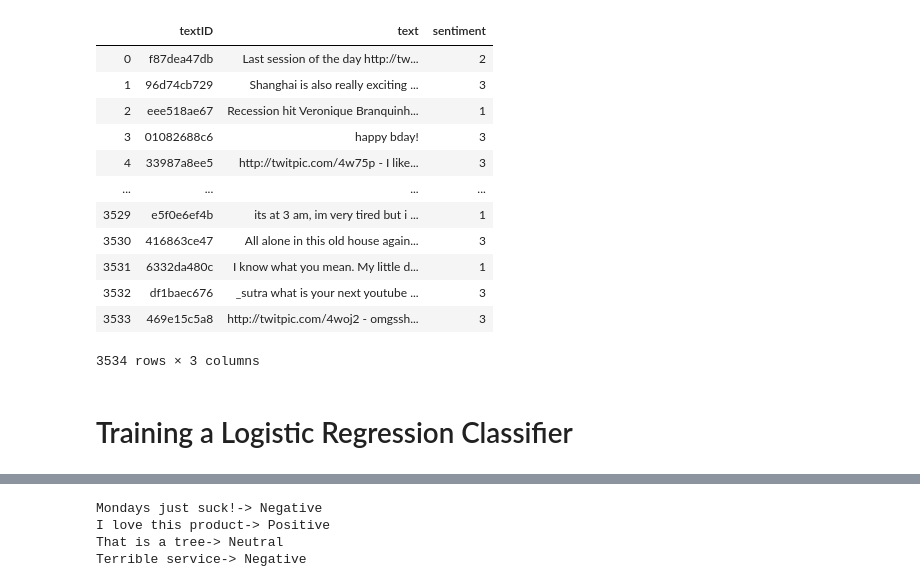
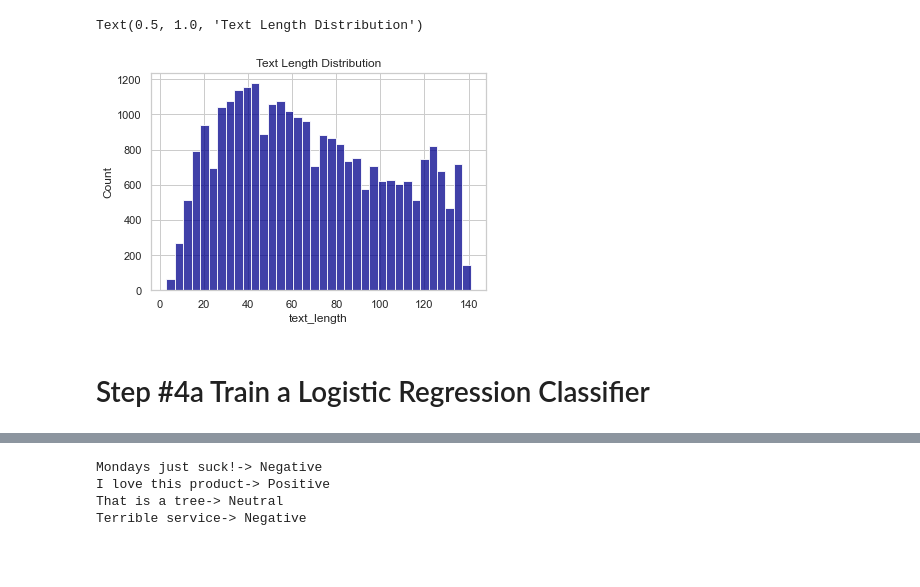
Before and after one commit to flo7up/relataly-public-python-tutorials, a Jupyter notebook: 013 Simple Sentiment Analysis using Bayes and Logistic Regression.ipynb, the cells around one changed output, grey strips where cells are left out. Drawn from its saved outputs; the diff is of its cells as text; code cells hidden in the pictures; blank space fills up the shorter version.

```diff
--- a/013 Simple Sentiment Analysis using Bayes and Logistic Regression.ipynb
+++ b/013 Simple Sentiment Analysis using Bayes and Logistic Regression.ipynb
@@ -77,24 +86,12 @@ train_dfa.head(10) #We see that most of the short text phrases are rated positiv
-# %%
-test_dfa = test_df.copy()
-test_dfa.replace(cleanup_nums, inplace=True)
-test_dfa.head(5)
-test_dfa
-# %% [output]
-|  | textID | text | sentiment |
-| 0 | f87dea47db | Last session of the day http://tw... | 2 |
-| 1 | 96d74cb729 | Shanghai is also really exciting ... | 3 |
-| 2 | eee518ae67 | Recession hit Veronique Branquinh... | 1 |
-| 3 | 01082688c6 | happy bday! | 3 |
-| 4 | 33987a8ee5 | http://twitpic.com/4w75p - I like... | 3 |
-| ... | ... | ... | ... |
-| 3529 | e5f0e6ef4b | its at 3 am, im very tired but i ... | 1 |
-| 3530 | 416863ce47 | All alone in this old house again... | 3 |
-| 3531 | 6332da480c | I know what you mean. My little d... | 1 |
-| 3532 | df1baec676 | _sutra what is your next youtube ... | 3 |
-| 3533 | 469e15c5a8 | http://twitpic.com/4woj2 - omgssh... | 3 |
-3534 rows × 3 columns
+# %%
+# visualize a distribution of text_length
+sns.histplot(data=train_df, x='text_length', bins='auto', color='darkblue');
+plt.title('Text Length Distribution')
+# %% [output]
+Text(0.5, 1.0, 'Text Length Distribution')
+[figure, added]
 # %% [markdown]
-# Training a Logistic Regression Classifier
+# Step #4a Train a Logistic Regression Classifier
 # %%
 # Create a transformation pipeline
 # The pipeline sequentially applies a list of transforms and as a final estimator logistic regression
```
Also changed, not shown: parts of 21 cells of this notebook.
